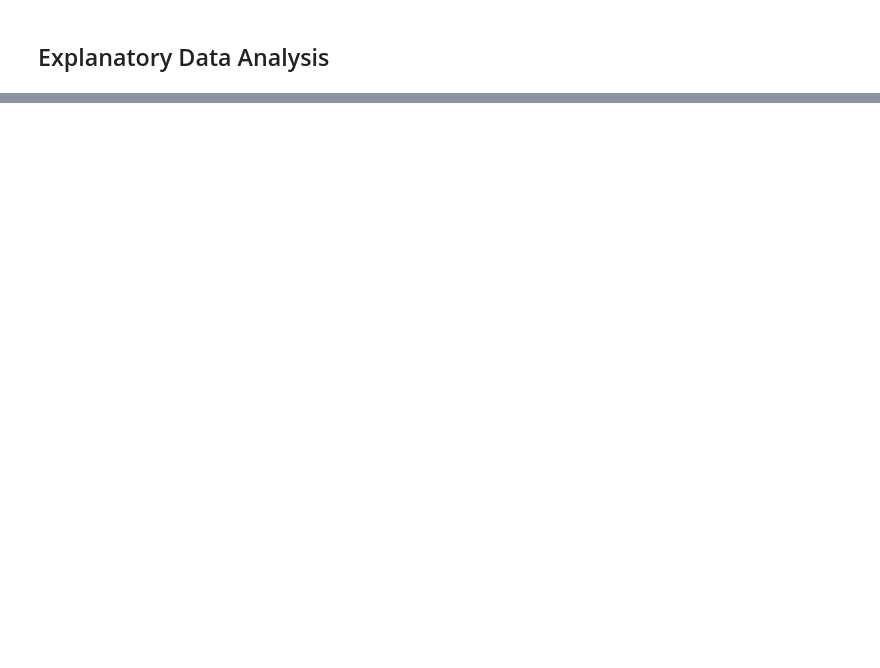
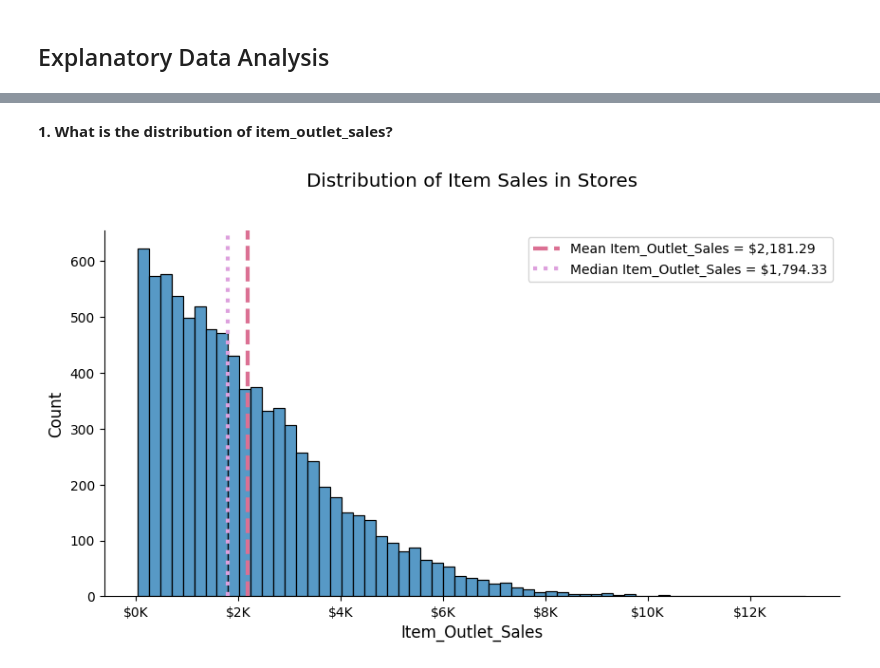
Before and after one commit to samangelap/Prediction-of-Sales, a Jupyter notebook: Prediction_of_Sales.ipynb, the cells around one changed output, grey strips where cells are left out. Cells and saved outputs as stored; diff of their text form; code cells hidden in the pictures; blank space fills up the shorter version.

```diff
--- a/Prediction_of_Sales.ipynb
+++ b/Prediction_of_Sales.ipynb
@@ -505,0 +533,48 @@ The barplot shows baking good and others have lowedt outlet sales, while starchy
+# %% [markdown]
+**1. What is the distribution of item_outlet_sales?**
+# %%
+from matplotlib.ticker import FuncFormatter
+def hundred_k(x,pos):
+    """function for use wth matplotlib FuncFormatter -  formats money in thousands"""
+    return f"${x*1e-3:,.0f}K"
+
+
+def plot_dist(data,x,y,figsize=(10,5),format_price=True,
+              despine=True):
+
+    fig, ax = plt.subplots(figsize=figsize)
+
+    sns.histplot(data=df_sales,x=x,ax=ax)
+    ax.set_title(f'Distribution of Item Sales in {y}',
+                 fontsize='x-large',y=1.1);
+
+    mean_price = data[x].mean()
+    ax.axvline(mean_price,color='palevioletred', ls='--', lw=3,
+            label=f"Mean {x} = ${mean_price:,.2f}");
+
+    med_price = data[x].median()
+    ax.axvline(med_price,color='plum', ls=':', lw=3,
+            label=f"Median {x} = ${med_price:,.2f}");
+
+    ax.set_xlabel(ax.xaxis.get_label().get_text(),
+                fontsize='large')
+    ax.set_ylabel(ax.yaxis.get_label().get_text(),
+                fontsize='large')
+
+    if format_price:
+
+        price_fmt_100k = FuncFormatter(hundred_k)
+        ax.xaxis.set_major_formatter(price_fmt_100k)
+
+    if despine:
+        ## removing top and right border
+        ax.spines['right'].set_visible(False)
+        ax.spines['top'].set_visible(False)
+
+    ax.legend()
+
+    return fig,ax
+# %%
+best_fig,ax = plot_dist(df_sales, 'Item_Outlet_Sales', 'Stores',)
+# %% [output]
+[figure, added]
```
Also changed, not shown: parts of 11 cells of this notebook.
